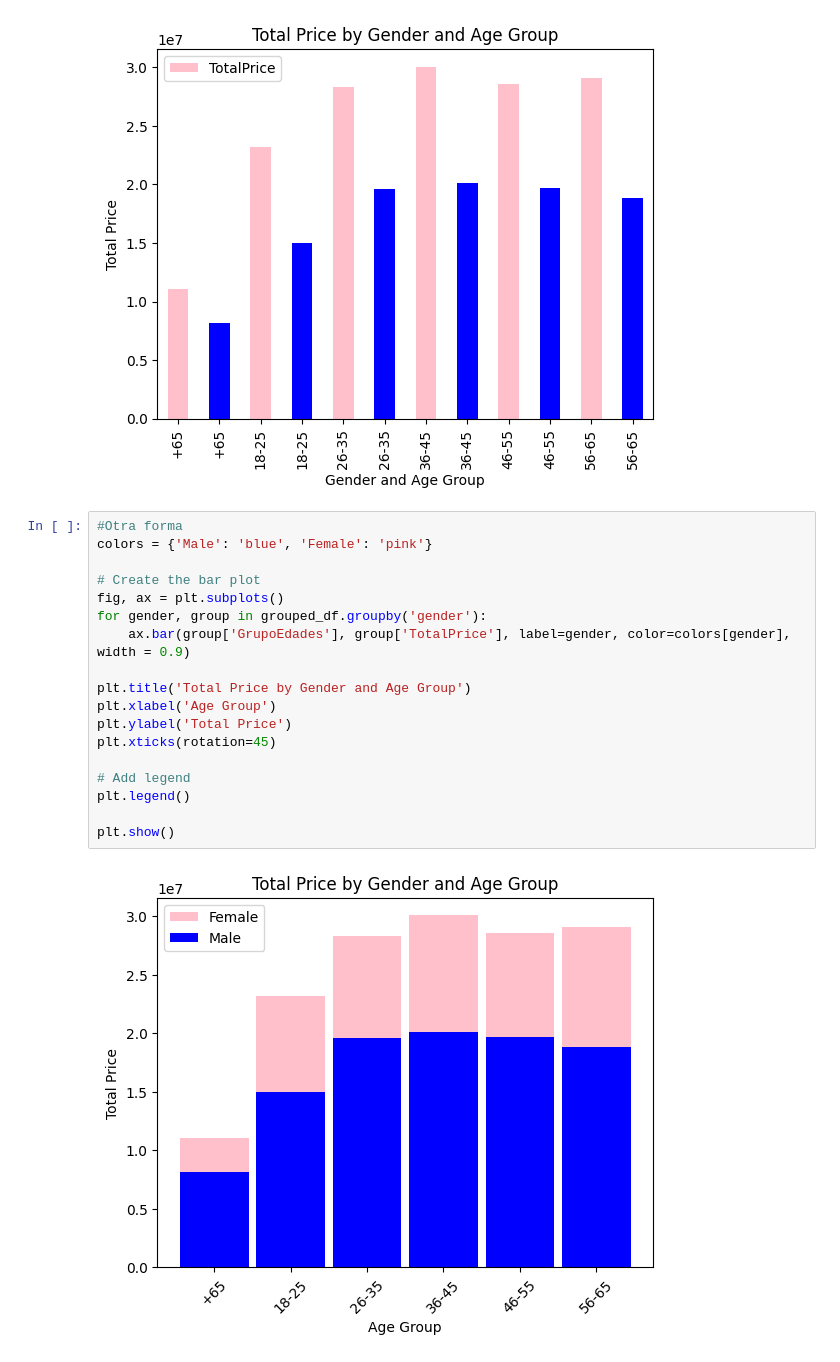
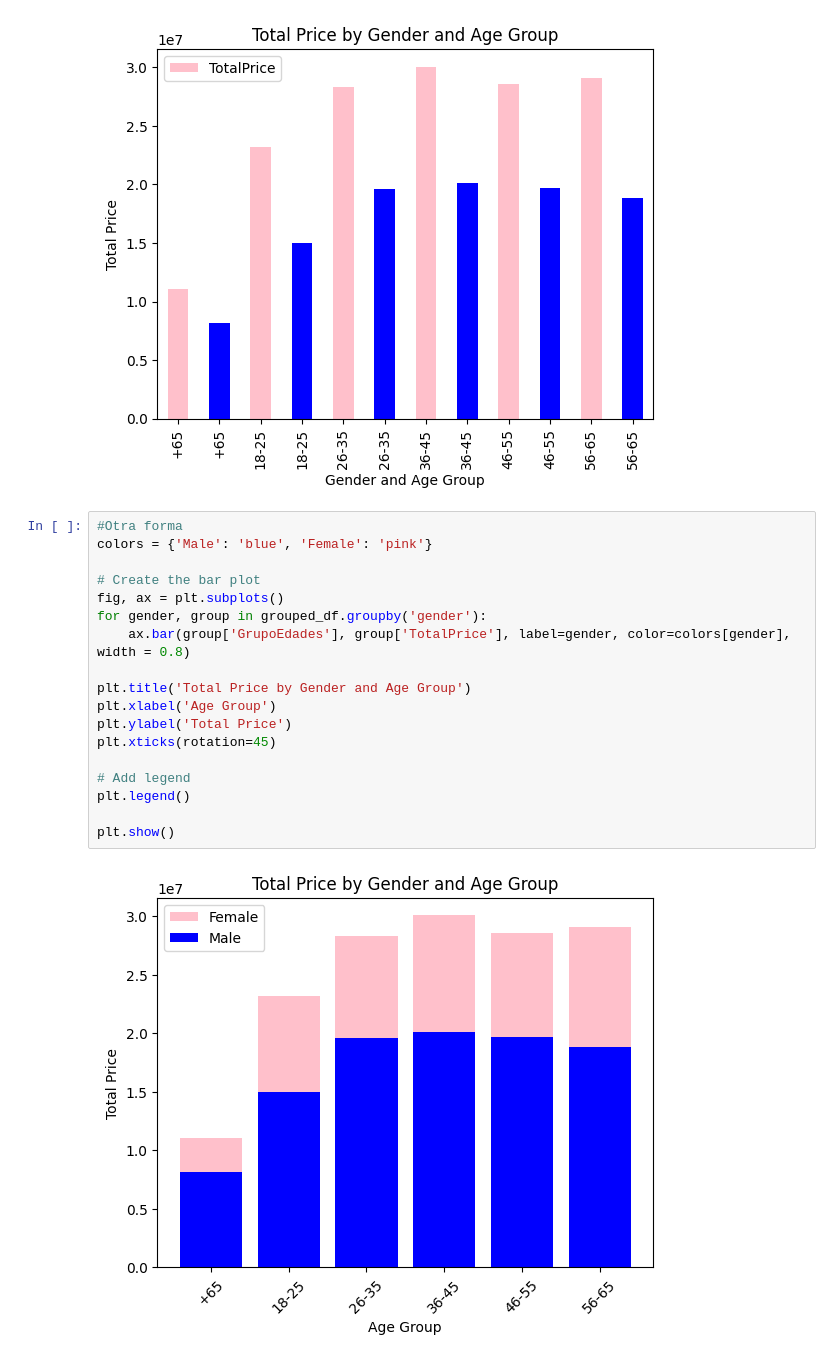
Before and after one commit to Gdiaz097/Retail-dataset, a Jupyter notebook: retail.ipynb, the cells around one changed output. Saved outputs shown, nothing was run; the diff lists cells and outputs as text.

```diff
--- a/retail.ipynb
+++ b/retail.ipynb
@@ -296,20 +289,20 @@ plt.show()
 # %%
 #Otra forma
 colors = {'Male': 'blue', 'Female': 'pink'}
 
 # Create the bar plot
 fig, ax = plt.subplots()
 for gender, group in grouped_df.groupby('gender'):
-    ax.bar(group['GrupoEdades'], group['TotalPrice'], label=gender, color=colors[gender], width = 0.9)
+    ax.bar(group['GrupoEdades'], group['TotalPrice'], label=gender, color=colors[gender], width = 0.8)
 
 plt.title('Total Price by Gender and Age Group')
 plt.xlabel('Age Group')
 plt.ylabel('Total Price')
 plt.xticks(rotation=45)
 
 # Add legend
 plt.legend()
 
 plt.show()
 # %% [output]
-[figure, old version]
+[figure, new version]
```
Also changed, not shown: parts of 6 cells of this notebook.
